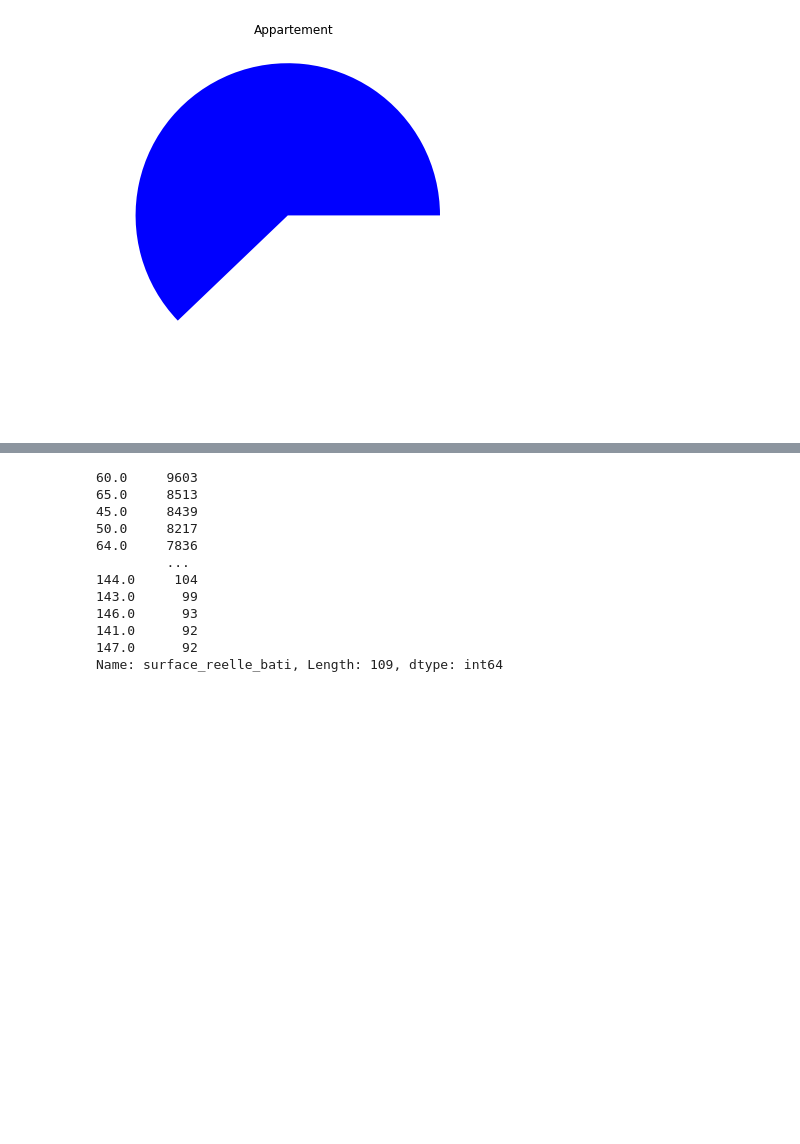
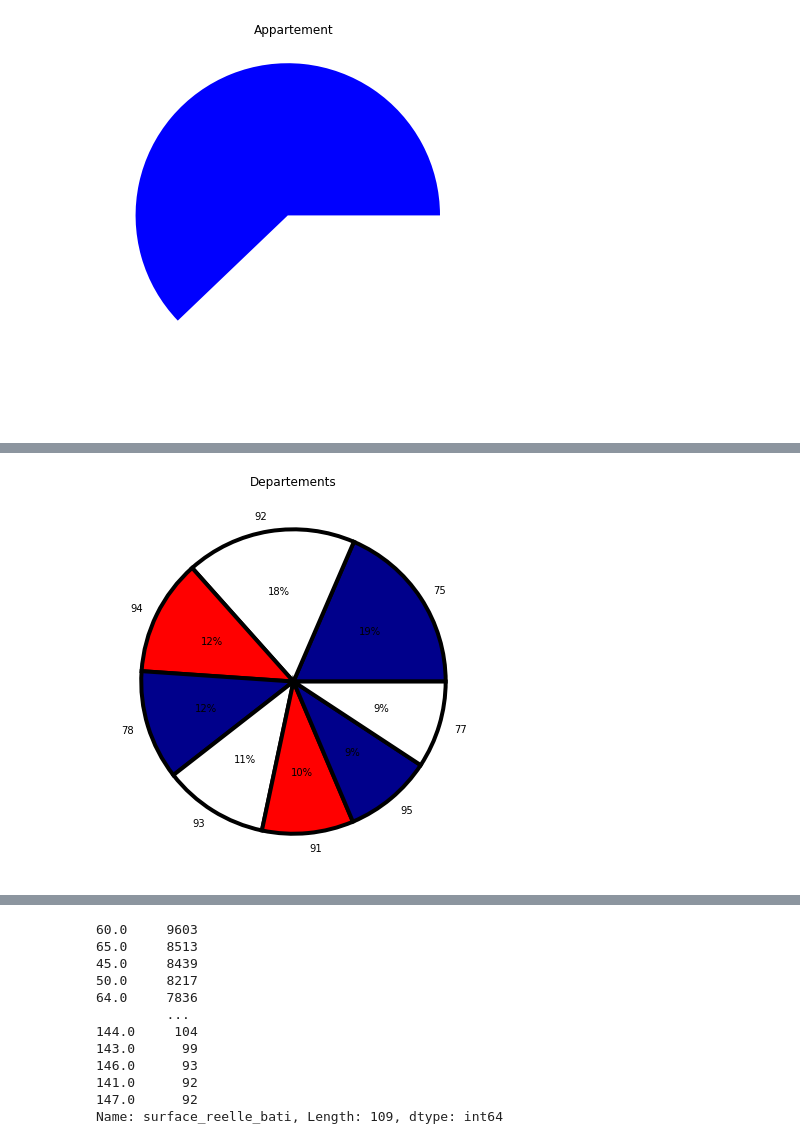
Before and after one commit to LuisaPolicarpo/Hackathon--aws, a Jupyter notebook: EDA/Luísa_Hackaton_RealEstate.ipynb, the cells around one changed output, grey strips where cells are left out. Cells and saved outputs as stored; diff of their text form; code cells hidden in the pictures; blank space fills up the shorter version.

```diff
--- a/EDA/Luísa_Hackaton_RealEstate.ipynb
+++ b/EDA/Luísa_Hackaton_RealEstate.ipynb
@@ -224,0 +253,18 @@ Name: nombre_pieces_principales, dtype: int64
+# %%
+from matplotlib import pyplot as plt
+import numpy as np
+import matplotlib.pyplot as plt
+import seaborn
+
+departement = ['75', '92', '94', '78','93', '91', '95', '77']
+data = [62450,61025,41596,39209, 37614,32758,31601,31226]
+# colors = ['blue', 'red', 'white', 'green', '']
+# colors = sns.color_palette('pastel')[0:5]
+colors = ['darkblue', 'white', 'red','darkblue', 'white', 'red', 'darkblue', 'white']
+# explode = [0.1, 0, 0]
+fig = plt.figure(figsize =(10, 7))
+plt.pie(data, labels = departement, colors = colors, autopct='%.0f%%', wedgeprops = { 'linewidth' : 4, 'edgecolor' : 'black'})
+plt.title("Departements")
+plt.show()
+# %% [output]
+[figure, added]
```
Also changed, not shown: parts of 27 cells of this notebook.
